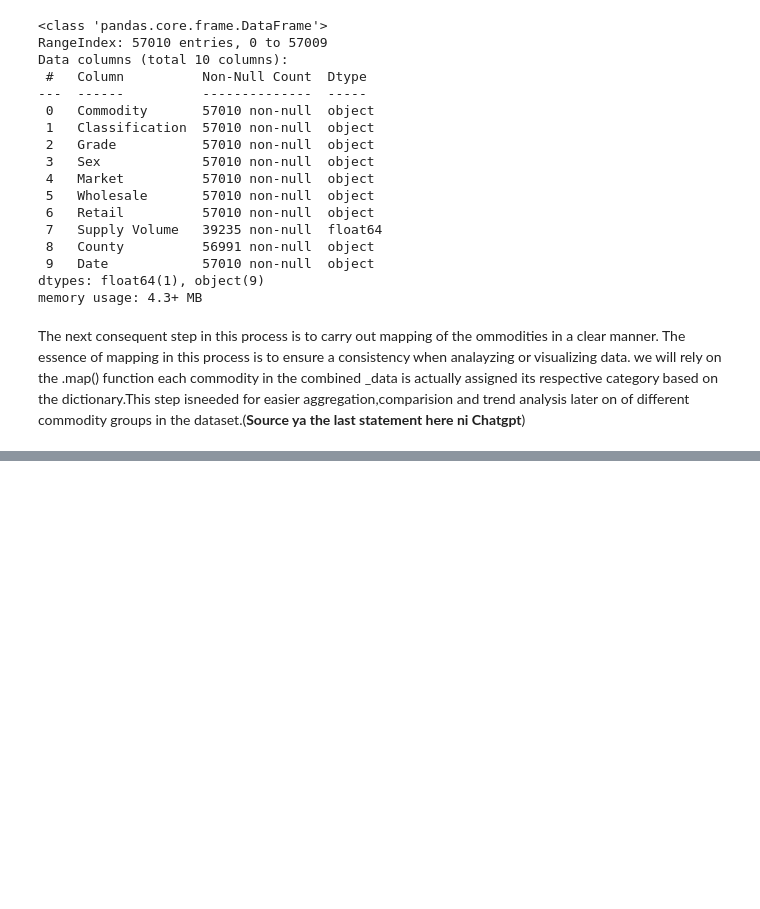
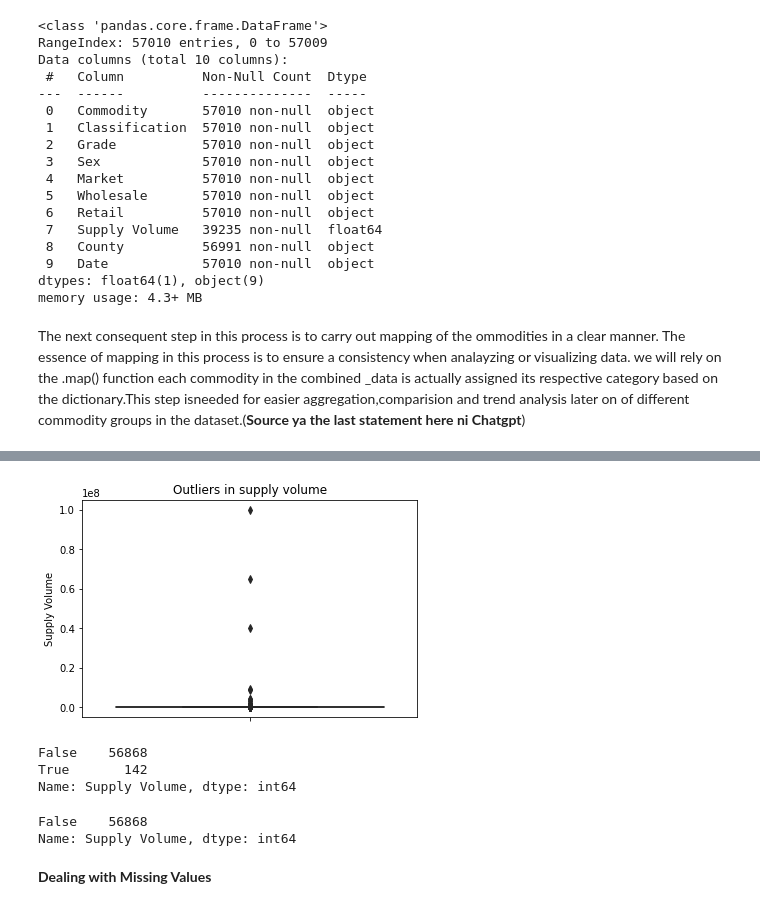
Before and after one commit to Victor-Mufasa/Agricultural-Commodity-Price-Forecasting, a Jupyter notebook: notebook/graham.ipynb, the cells around one changed output, grey strips where cells are left out. Saved outputs shown, nothing was run; the diff lists cells and outputs as text; code cells hidden in the pictures; blank space fills up the shorter version.

Commit message:
added changes and handled outliers

```diff
--- a/notebook/graham.ipynb
+++ b/notebook/graham.ipynb
@@ -165,0 +177,6 @@ memory usage: 3.9+ MB
+# %%
+# Extract the numeric values and units
+combined_data['Unit'] = combined_data['Retail'].str.extract(r'([a-zA-Z/-]+)')  # Extract unit
+combined_data['Retail'] = combined_data['Retail'].str.extract(r'([\d.]+)').astype(float)  # Extract number
+
+combined_data['Wholesale'] = combined_data['Wholesale'].str.extract(r'([\d.]+)').astype(float)
@@ -165,0 +187,3 @@ memory usage: 3.9+ MB
+# %%
+combined_data['Date'] = pd.to_datetime(combined_data['Date'])
+combined_data.info()
@@ -165,0 +222,14 @@ memory usage: 3.9+ MB
+# %%
+#Lets use a boxplot to actually  visualize the outliers in the Supply Volume domain
+sns.boxplot(y=combined_data['Supply Volume'], color="green"). set(title ="Outliers in supply volume", ylabel="Supply Volume")
+plt.show()
+# %% [output]
+[figure, added]
+# %%
+#lets find the no of outliers exceeding 100k
+supply_number=combined_data['Supply Volume']>100000
+supply_number.value_counts()
+# %% [output]
+False    56868
+True       142
+Name: Supply Volume, dtype: int64
@@ -165,0 +239,8 @@ memory usage: 3.9+ MB
+# %%
+supply_number=combined_data['Supply Volume']>100000
+supply_number.value_counts()
+# %% [output]
+False    56868
+Name: Supply Volume, dtype: int64
+# %% [markdown]
+**Dealing with Missing Values**
```
Also changed, not shown: parts of 15 cells of this notebook.
